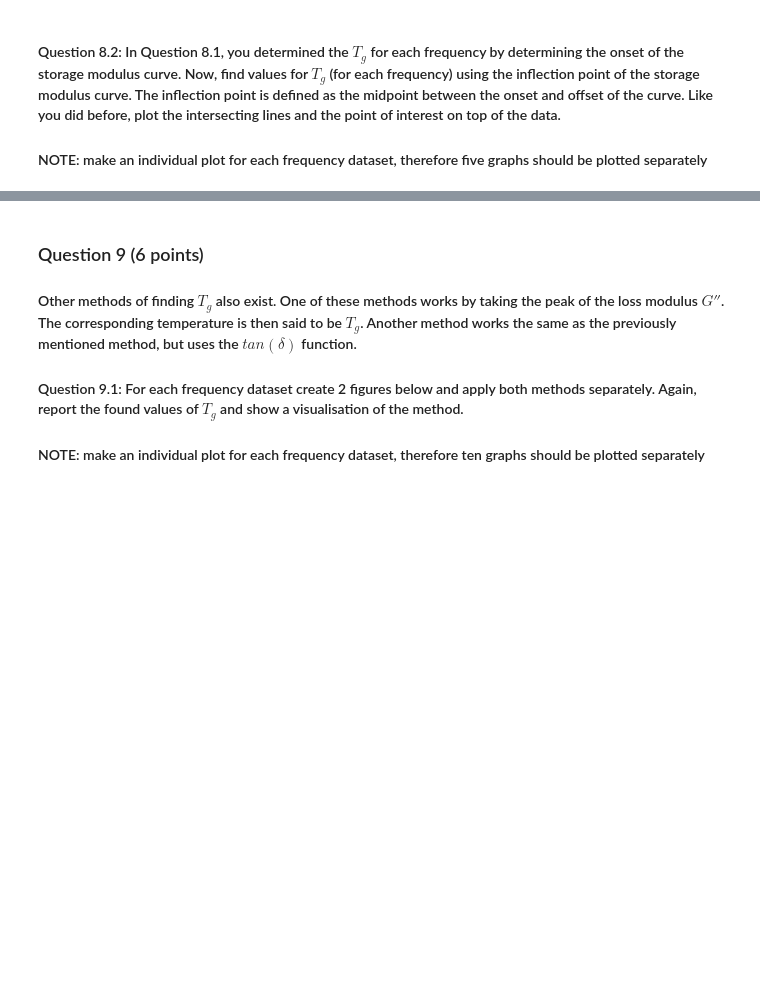
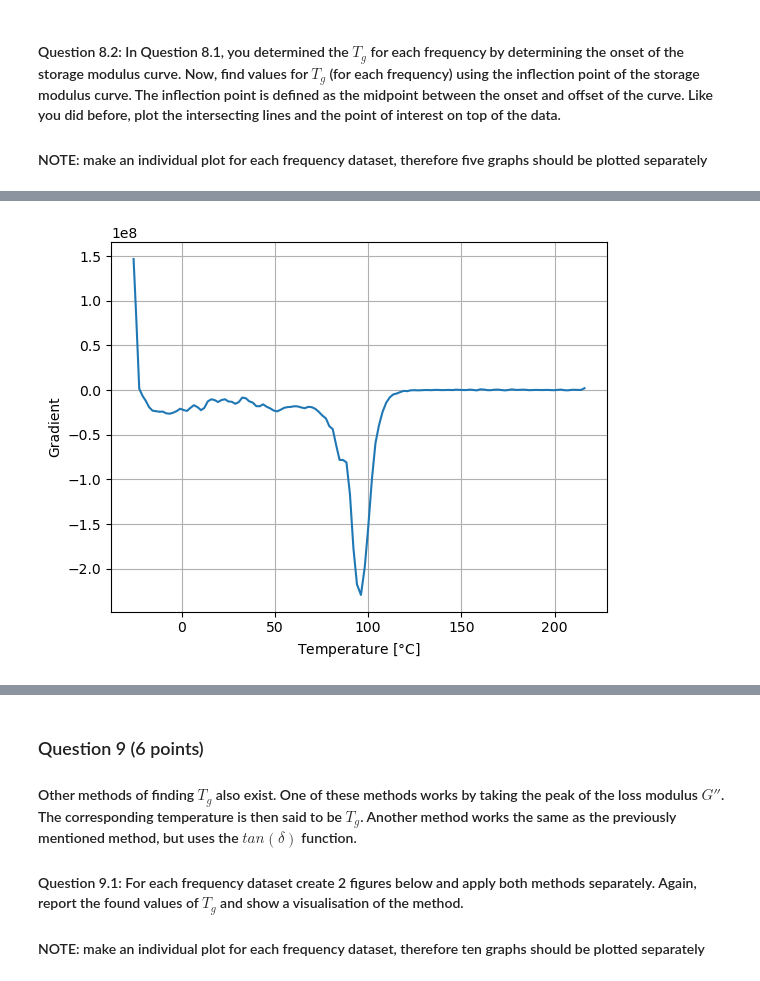
Before and after one commit to arthurstreebgreebling/PCM, a Jupyter notebook: A2 Rheokinetics/Notebook Rheokinetics.ipynb, the cells around one changed output, grey strips where cells are left out. Cells and saved outputs as stored; diff of their text form; code cells hidden in the pictures; blank space fills up the shorter version.

```diff
--- a/A2 Rheokinetics/Notebook Rheokinetics.ipynb
+++ b/A2 Rheokinetics/Notebook Rheokinetics.ipynb
@@ -196,3 +343,87 @@ Answer:
 # %% [markdown]
 #### Question 8.2: In Question 8.1, you determined the $T_g$ for each frequency by determining the onset of the storage modulus curve. Now, find values for $T_g$ (for each frequency) using the inflection point of the storage modulus curve. The inflection point is defined as the midpoint between the onset and offset of the curve. Like you did before, plot the intersecting lines and the point of interest on top of the data.
 #### NOTE: make  an individual plot for each frequency dataset, therefore five graphs should be plotted separately
+# %%
+# this code actually computes the inflection point, so not the way it is described in the question; is this a problem? yes, I guess.
+grads_20 = np.gradient(data_20[:,2], data_20[:,1])
+inflect_20 = np.where(grads_20 == np.min(grads_20))[0][0]
+print(inflect_20)
+plt.plot(data_20[:,1], grads_20)
+plt.ylabel('Gradient')
+plt.xlabel('Temperature [$\degree$C]')
+plt.grid()
+plt.show()
+
+
+
+grads_20 = np.gradient(data_20[:,2], data_20[:,1])
+inflect_20 = np.where(grads_20 == np.min(grads_20))[0][0]
+T_g_20 = data_20[inflect_20][1]
+plt.plot(data_20[:,1],data_20[:,2], label="20 Hz (G')")
+plt.plot(data_20[inflect_20][1], data_20[inflect_20][2], 'rx')
+plt.axline((data_20[inflect_20][1], data_20[inflect_20][2]),(data_20[inflect_20][1]+1, np.min(grads_20)+data_20[inflect_20][2]), color='red' )
+plt.title(f'$T_g$={T_g_20:.3f}$\degree$C')
+plt.legend()
+plt.grid()
+plt.yscale('log')
+plt.ylabel("E' [Pa]")
+plt.xlabel('Temperature [$\degree$C]')
+plt.show()
+
+grads_10 = np.gradient(data_10[:,2], data_10[:,1])
+inflect_10 = np.where(grads_10 == np.min(grads_10))[0][0]
+T_g_10 = data_10[inflect_10][1]
+plt.plot(data_10[:,1],data_10[:,2], label="10 Hz (G')")
+plt.plot(data_10[inflect_10][1], data_10[inflect_10][2], 'rx')
+plt.axline((data_10[inflect_10][1], data_10[inflect_10][2]),(data_10[inflect_10][1]+1, np.min(grads_10)+data_10[inflect_10][2]), color='red' )
+plt.title(f'$T_g$={T_g_10:.3f}$\degree$C')
+plt.legend()
+plt.grid()
+plt.yscale('log')
+plt.xlabel('Temperature [$\degree$C]')
+plt.show()
+
+grads_5 = np.gradient(data_5[:,2], data_5[:,1])
+inflect_5 = np.where(grads_5 == np.min(grads_5))[0][0]
+T_g_5 = data_5[inflect_5][1]
+plt.plot(data_5[:,1],data_5[:,2], label="5 Hz (G')")
+plt.plot(data_5[inflect_5][1], data_5[inflect_5][2], 'rx')
+plt.axline((data_5[inflect_5][1], data_5[inflect_5][2]),(data_5[inflect_5][1]+1, np.min(grads_5)+data_5[inflect_5][2]), color='red' )
+plt.title(f'$T_g$={T_g_5:.3f}$\degree$C')
+plt.legend()
+plt.grid()
+plt.yscale('log')
+plt.ylabel("E' [Pa]")
+plt.xlabel('Temperature [$\degree$C]')
+plt.show()
+
+grads_1 = np.gradient(data_1[:,2], data_1[:,1])
+inflect_1 = np.where(grads_1 == np.min(grads_1))[0][0]
+T_g_1 = data_20[inflect_1][1]
+plt.plot(data_1[:,1],data_1[:,2], label="1 Hz (G')")
+plt.plot(data_1[inflect_1][1], data_1[inflect_1][2], 'rx')
+plt.axline((data_1[inflect_1][1], data_1[inflect_1][2]),(data_1[inflect_1][1]+1, np.min(grads_1)+data_1[inflect_1][2]), color='red' )
+plt.title(f'$T_g$={T_g_1:.3f}$\degree$C')
+plt.legend()
+plt.grid()
+plt.yscale('log')
+plt.ylabel("E' [Pa]")
+plt.xlabel('Temperature [$\degree$C]')
+plt.show()
+
+grads_02 = np.gradient(data_02[:,2], data_02[:,1])
+inflect_02 = np.where(grads_02 == np.min(grads_02))[0][0]
+T_g_02 = data_02[inflect_02][1]
+plt.plot(data_02[:,1],data_02[:,2], label="0.2 Hz (G')")
+plt.plot(data_02[inflect_02][1], data_02[inflect_02][2], 'rx')
+plt.axline((data_02[inflect_02][1], data_02[inflect_02][2]),(data_02[inflect_02][1]+1, np.min(grads_02)+data_02[inflect_02][2]), color='red' )
+plt.title(f'$T_g$={T_g_02:.3f}$\degree$C')
+plt.legend()
+plt.grid()
+plt.yscale('log')
+plt.ylabel("E' [Pa]")
+plt.xlabel('Temperature [$\degree$C]')
+plt.show()
+
+T_g_inflection = [T_g_20, T_g_10, T_g_5, T_g_1, T_g_02]
+# %% [output]
@@ -198,0 +431 @@ Answer:
+[figure, added]
```
Also changed, not shown: parts of 8 cells of this notebook.
